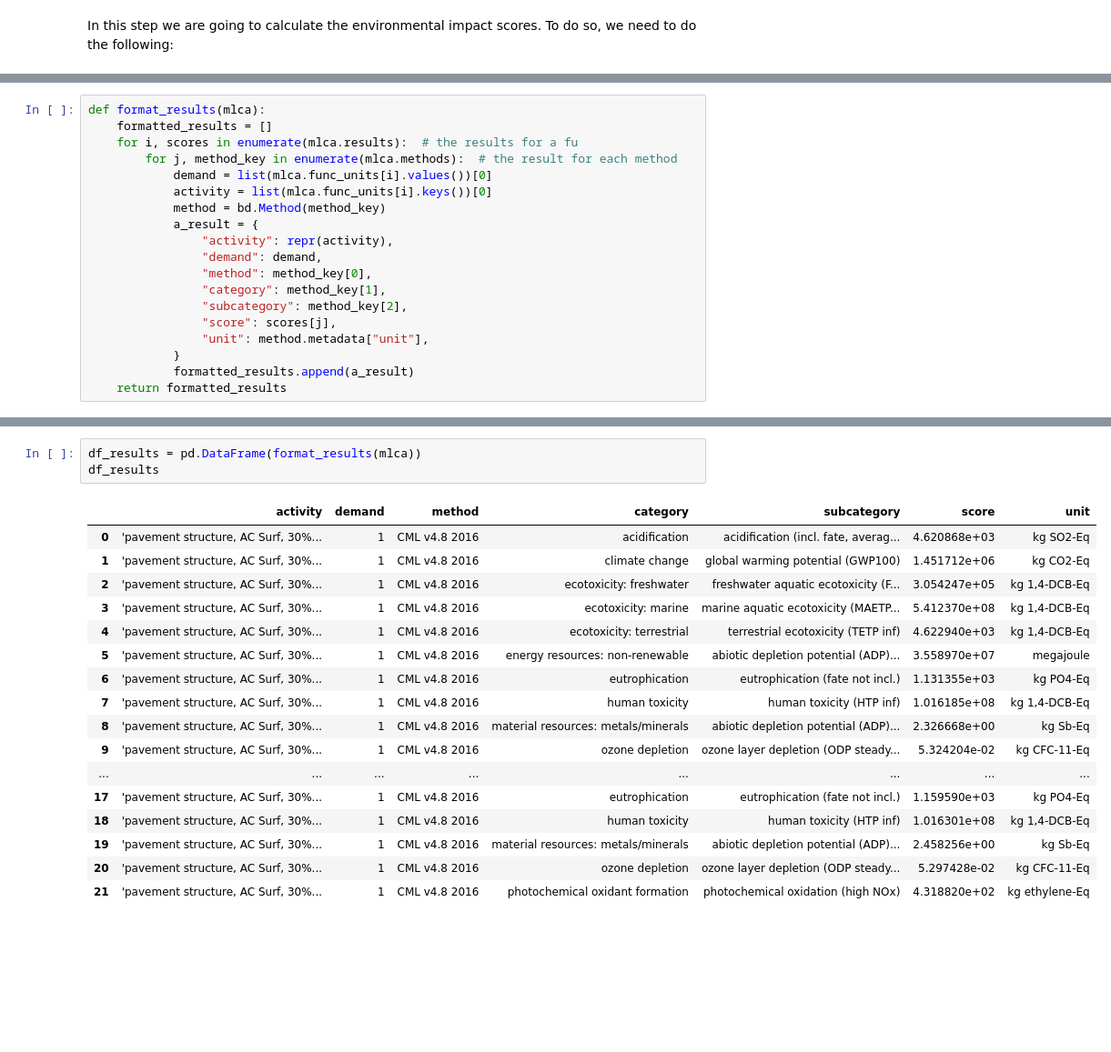
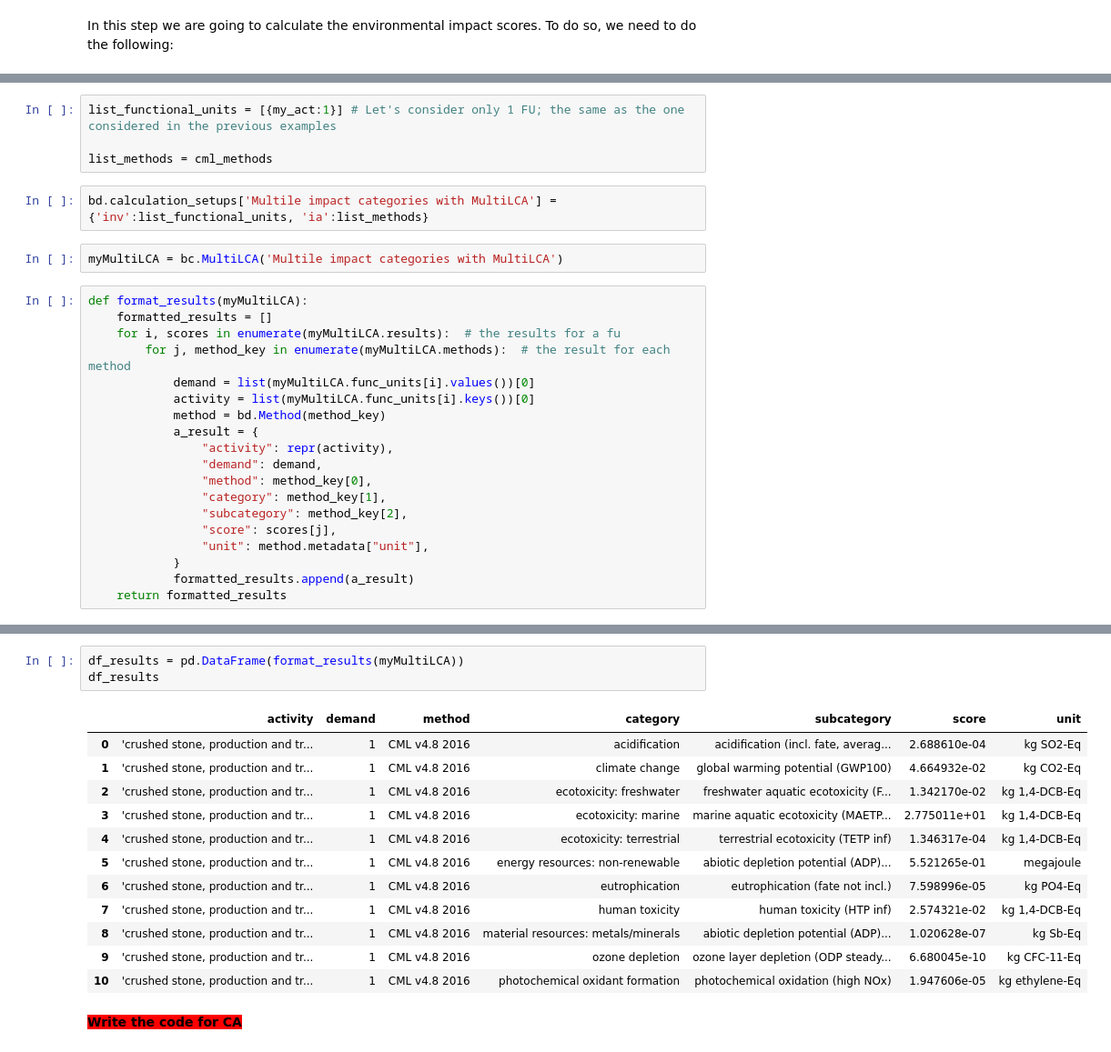
Before and after one commit to andreavargasf/SustainableTransportationInfra, a Jupyter notebook: 3_StaticLCA.ipynb, the cells around one changed output, grey strips where cells are left out. Shown at 91% size. Drawn from its saved outputs; the diff is of its cells as text; blank space fills up the shorter version.

```diff
--- a/3_StaticLCA.ipynb
+++ b/3_StaticLCA.ipynb
@@ -224,10 +555,18 @@ Another way to calculate and present the results in a table:
+# %%
+list_functional_units = [{my_act:1}] # Let's consider only 1 FU; the same as the one considered in the previous examples
+
+list_methods = cml_methods
+# %%
+bd.calculation_setups['Multile impact categories with MultiLCA'] = {'inv':list_functional_units, 'ia':list_methods}
+# %%
+myMultiLCA = bc.MultiLCA('Multile impact categories with MultiLCA')
 # %%
-def format_results(mlca):
+def format_results(myMultiLCA):
     formatted_results = []
-    for i, scores in enumerate(mlca.results):  # the results for a fu
-        for j, method_key in enumerate(mlca.methods):  # the result for each method
-            demand = list(mlca.func_units[i].values())[0]
-            activity = list(mlca.func_units[i].keys())[0]
+    for i, scores in enumerate(myMultiLCA.results):  # the results for a fu
+        for j, method_key in enumerate(myMultiLCA.methods):  # the result for each method
+            demand = list(myMultiLCA.func_units[i].values())[0]
+            activity = list(myMultiLCA.func_units[i].keys())[0]
             method = bd.Method(method_key)
             a_result = {
                 "activity": repr(activity),
@@ -243,21 +587,18 @@ def format_results(mlca):
 # %%
-df_results = pd.DataFrame(format_results(mlca))
+df_results = pd.DataFrame(format_results(myMultiLCA))
 df_results
 # %% [output]
 |  | activity | demand | method | category | subcategory | score | unit |
-| 0 | 'pavement structure, AC Surf, 30%... | 1 | CML v4.8 2016 | acidification | acidification (incl. fate, averag... | 4.620868e+03 | kg SO2-Eq |
-| 1 | 'pavement structure, AC Surf, 30%... | 1 | CML v4.8 2016 | climate change | global warming potential (GWP100) | 1.451712e+06 | kg CO2-Eq |
-| 2 | 'pavement structure, AC Surf, 30%... | 1 | CML v4.8 2016 | ecotoxicity: freshwater | freshwater aquatic ecotoxicity (F... | 3.054247e+05 | kg 1,4-DCB-Eq |
-| 3 | 'pavement structure, AC Surf, 30%... | 1 | CML v4.8 2016 | ecotoxicity: marine | marine aquatic ecotoxicity (MAETP... | 5.412370e+08 | kg 1,4-DCB-Eq |
-| 4 | 'pavement structure, AC Surf, 30%... | 1 | CML v4.8 2016 | ecotoxicity: terrestrial | terrestrial ecotoxicity (TETP inf) | 4.622940e+03 | kg 1,4-DCB-Eq |
-| 5 | 'pavement structure, AC Surf, 30%... | 1 | CML v4.8 2016 | energy resources: non-renewable | abiotic depletion potential (ADP)... | 3.558970e+07 | megajoule |
-| 6 | 'pavement structure, AC Surf, 30%... | 1 | CML v4.8 2016 | eutrophication | eutrophication (fate not incl.) | 1.131355e+03 | kg PO4-Eq |
-| 7 | 'pavement structure, AC Surf, 30%... | 1 | CML v4.8 2016 | human toxicity | human toxicity (HTP inf) | 1.016185e+08 | kg 1,4-DCB-Eq |
-| 8 | 'pavement structure, AC Surf, 30%... | 1 | CML v4.8 2016 | material resources: metals/minerals | abiotic depletion potential (ADP)... | 2.326668e+00 | kg Sb-Eq |
-| 9 | 'pavement structure, AC Surf, 30%... | 1 | CML v4.8 2016 | ozone depletion | ozone layer depletion (ODP steady... | 5.324204e-02 | kg CFC-11-Eq |
-| ... | ... | ... | ... | ... | ... | ... | ... |
-| 17 | 'pavement structure, AC Surf, 30%... | 1 | CML v4.8 2016 | eutrophication | eutrophication (fate not incl.) | 1.159590e+03 | kg PO4-Eq |
-| 18 | 'pavement structure, AC Surf, 30%... | 1 | CML v4.8 2016 | human toxicity | human toxicity (HTP inf) | 1.016301e+08 | kg 1,4-DCB-Eq |
-| 19 | 'pavement structure, AC Surf, 30%... | 1 | CML v4.8 2016 | material resources: metals/minerals | abiotic depletion potential (ADP)... | 2.458256e+00 | kg Sb-Eq |
-| 20 | 'pavement structure, AC Surf, 30%... | 1 | CML v4.8 2016 | ozone depletion | ozone layer depletion (ODP steady... | 5.297428e-02 | kg CFC-11-Eq |
-| 21 | 'pavement structure, AC Surf, 30%... | 1 | CML v4.8 2016 | photochemical oxidant formation | photochemical oxidation (high NOx) | 4.318820e+02 | kg ethylene-Eq |
+| 0 | 'crushed stone, production and tr... | 1 | CML v4.8 2016 | acidification | acidification (incl. fate, averag... | 2.688610e-04 | kg SO2-Eq |
+| 1 | 'crushed stone, production and tr... | 1 | CML v4.8 2016 | climate change | global warming potential (GWP100) | 4.664932e-02 | kg CO2-Eq |
+| 2 | 'crushed stone, production and tr... | 1 | CML v4.8 2016 | ecotoxicity: freshwater | freshwater aquatic ecotoxicity (F... | 1.342170e-02 | kg 1,4-DCB-Eq |
+| 3 | 'crushed stone, production and tr... | 1 | CML v4.8 2016 | ecotoxicity: marine | marine aquatic ecotoxicity (MAETP... | 2.775011e+01 | kg 1,4-DCB-Eq |
+| 4 | 'crushed stone, production and tr... | 1 | CML v4.8 2016 | ecotoxicity: terrestrial | terrestrial ecotoxicity (TETP inf) | 1.346317e-04 | kg 1,4-DCB-Eq |
+| 5 | 'crushed stone, production and tr... | 1 | CML v4.8 2016 | energy resources: non-renewable | abiotic depletion potential (ADP)... | 5.521265e-01 | megajoule |
+| 6 | 'crushed stone, production and tr... | 1 | CML v4.8 2016 | eutrophication | eutrophication (fate not incl.) | 7.598996e-05 | kg PO4-Eq |
+| 7 | 'crushed stone, production and tr... | 1 | CML v4.8 2016 | human toxicity | human toxicity (HTP inf) | 2.574321e-02 | kg 1,4-DCB-Eq |
+| 8 | 'crushed stone, production and tr... | 1 | CML v4.8 2016 | material resources: metals/minerals | abiotic depletion potential (ADP)... | 1.020628e-07 | kg Sb-Eq |
+| 9 | 'crushed stone, production and tr... | 1 | CML v4.8 2016 | ozone depletion | ozone layer depletion (ODP steady... | 6.680045e-10 | kg CFC-11-Eq |
+| 10 | 'crushed stone, production and tr... | 1 | CML v4.8 2016 | photochemical oxidant formation | photochemical oxidation (high NOx) | 1.947606e-05 | kg ethylene-Eq |
+# %% [markdown]
+<span style='background:red'> **Write the code for CA** </span>
```
Also changed, not shown: parts of 104 cells of this notebook, 5 other files.
